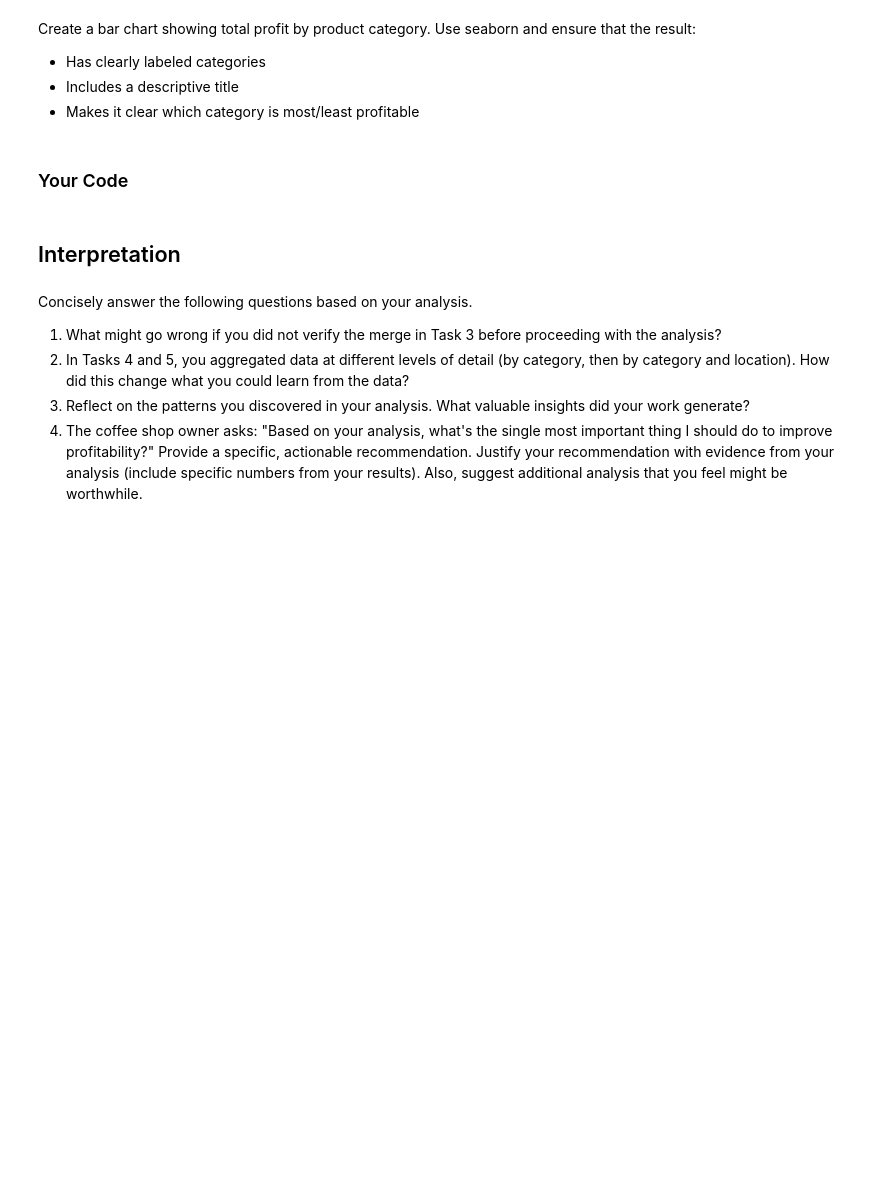
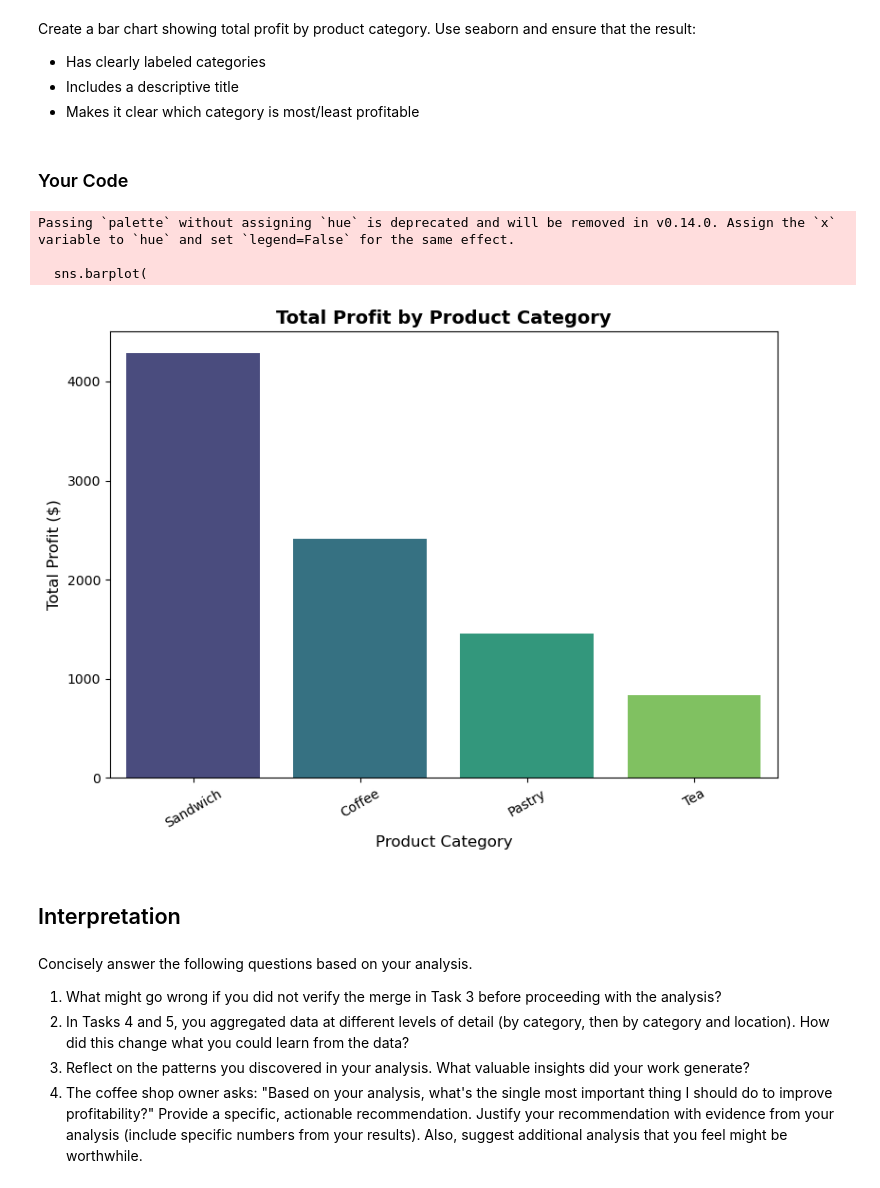
Before and after one commit to caitlintran3/py4eda-work, a Jupyter notebook: test_2b.ipynb, the cells around one changed output. Cells and saved outputs as stored; diff of their text form; code cells hidden in the pictures; blank space fills up the shorter version.

```diff
--- a/test_2b.ipynb
+++ b/test_2b.ipynb
@@ -139,4 +241,16 @@ Then summarize profitability by product category. Your code should return a tabl
 # %% [markdown]
 ### Your Code
 # %%
-# Task 4: create profit column, then groupby with .agg()
+sales_merged["profit"] = sales_merged["revenue"] - (sales_merged["cost"] * sales_merged["quantity"])
+
+category_profit = (
+    sales_merged.groupby("category")
+    .agg(
+        total_profit=("profit", "sum"),
+        num_transactions=("transaction_id", "count")
+    )
+    .sort_values("total_profit", ascending=False)
+)
+
+print("Profitability by product category:")
+print(category_profit)
@@ -165,7 +316,32 @@ Create a bar chart showing total profit by product category. Use seaborn and ens
 # %% [markdown]
 ### Your Code
 # %%
-# Task 6: use sns.barplot() with aggregated data
+category_profit_plot = (
+    sales_merged.groupby("category")["profit"]
+    .sum()
+    .reset_index()
+    .sort_values("profit", ascending=False)
+)
+
+plt.figure(figsize=(8, 6))
+sns.barplot(
+    data=category_profit_plot,
+    x="category",
+    y="profit",
+    palette="viridis"
+)
+
+plt.xlabel("Product Category", fontsize=12)
+plt.ylabel("Total Profit ($)", fontsize=12)
+plt.title("Total Profit by Product Category", fontsize=14, weight="bold")
+plt.xticks(rotation=30)
+plt.tight_layout()
+plt.show()
+# %% [output]
+Passing `palette` without assigning `hue` is deprecated and will be removed in v0.14.0. Assign the `x` variable to `hue` and set `legend=False` for the same effect.
+
+  sns.barplot(
+[figure, added]
 # %% [markdown]
 ## Interpretation
 # %% [markdown]
```
Also changed, not shown: parts of 9 cells of this notebook.
